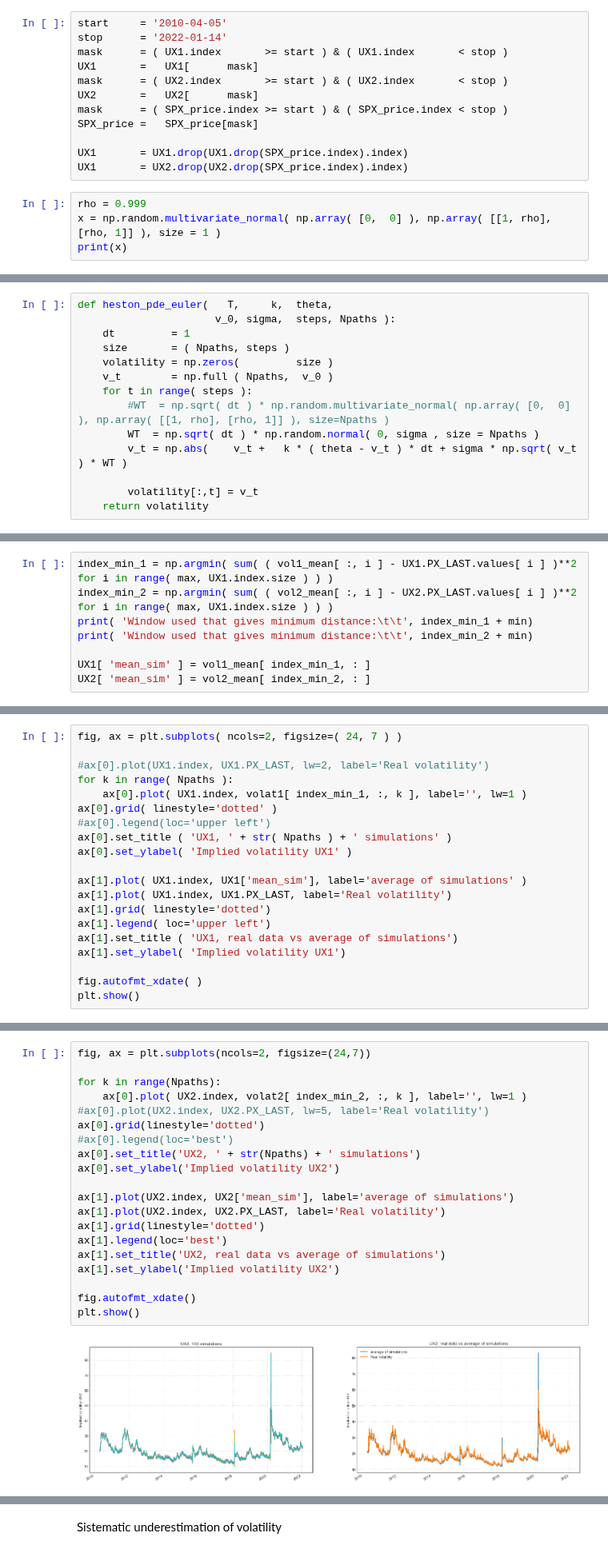
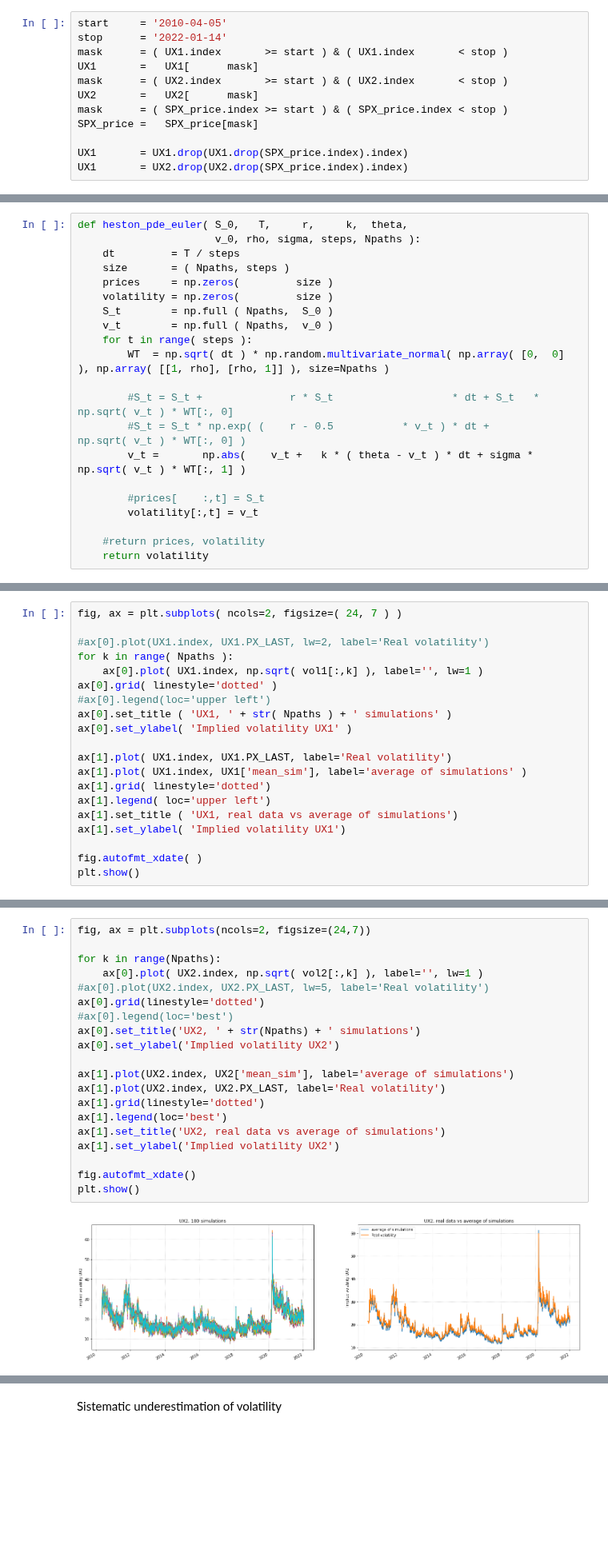
Before and after one commit to aidinattar/Volatility-carry-trading-strategy, a Jupyter notebook: Project.ipynb, the cells around one changed output, grey strips where cells are left out. Shown at 80% size. Drawn from its saved outputs; the diff is of its cells as text; blank space fills up the shorter version.

```diff
--- a/Project.ipynb
+++ b/Project.ipynb
@@ -383,7 +279,3 @@ SPX_price =   SPX_price[mask]
 
 UX1       = UX1.drop(UX1.drop(SPX_price.index).index)
 UX1       = UX2.drop(UX2.drop(SPX_price.index).index)
-# %%
-rho = 0.999
-x = np.random.multivariate_normal( np.array( [0,  0] ), np.array( [[1, rho], [rho, 1]] ), size = 1 )
-print(x)
@@ -392,15 +282,22 @@ print(x)
 # %%
-def heston_pde_euler(   T,     k,  theta,
-                      v_0, sigma,  steps, Npaths ):
-    dt         = 1
+def heston_pde_euler( S_0,   T,     r,     k,  theta,
+                      v_0, rho, sigma, steps, Npaths ):
+    dt         = T / steps
     size       = ( Npaths, steps )
+    prices     = np.zeros(         size )
     volatility = np.zeros(         size )
+    S_t        = np.full ( Npaths,  S_0 )
     v_t        = np.full ( Npaths,  v_0 )
     for t in range( steps ):
-        #WT  = np.sqrt( dt ) * np.random.multivariate_normal( np.array( [0,  0] ), np.array( [[1, rho], [rho, 1]] ), size=Npaths )
-        WT  = np.sqrt( dt ) * np.random.normal( 0, sigma , size = Npaths )
-        v_t = np.abs(    v_t +   k * ( theta - v_t ) * dt + sigma * np.sqrt( v_t ) * WT )
+        WT  = np.sqrt( dt ) * np.random.multivariate_normal( np.array( [0,  0] ), np.array( [[1, rho], [rho, 1]] ), size=Npaths )
 
+        #S_t = S_t +              r * S_t                   * dt + S_t   * np.sqrt( v_t ) * WT[:, 0]
+        #S_t = S_t * np.exp( (    r - 0.5           * v_t ) * dt +         np.sqrt( v_t ) * WT[:, 0] )
+        v_t =       np.abs(    v_t +   k * ( theta - v_t ) * dt + sigma * np.sqrt( v_t ) * WT[:, 1] )
+
+        #prices[    :,t] = S_t
         volatility[:,t] = v_t
+
+    #return prices, volatility
     return volatility
 # %%
@@ -595,8 +452,0 @@ plt.show()
-# %%
-index_min_1 = np.argmin( sum( ( vol1_mean[ :, i ] - UX1.PX_LAST.values[ i ] )**2 for i in range( max, UX1.index.size ) ) )
-index_min_2 = np.argmin( sum( ( vol2_mean[ :, i ] - UX2.PX_LAST.values[ i ] )**2 for i in range( max, UX1.index.size ) ) )
-print( 'Window used that gives minimum distance:\t\t', index_min_1 + min)
-print( 'Window used that gives minimum distance:\t\t', index_min_2 + min)
-
-UX1[ 'mean_sim' ] = vol1_mean[ index_min_1, : ]
-UX2[ 'mean_sim' ] = vol2_mean[ index_min_2, : ]
@@ -608,14 +455,14 @@ fig, ax = plt.subplots( ncols=2, figsize=( 24, 7 ) )
 
 #ax[0].plot(UX1.index, UX1.PX_LAST, lw=2, label='Real volatility')
 for k in range( Npaths ):
-    ax[0].plot( UX1.index, volat1[ index_min_1, :, k ], label='', lw=1 )
+    ax[0].plot( UX1.index, np.sqrt( vol1[:,k] ), label='', lw=1 )
 ax[0].grid( linestyle='dotted' )
 #ax[0].legend(loc='upper left')
 ax[0].set_title ( 'UX1, ' + str( Npaths ) + ' simulations' )
 ax[0].set_ylabel( 'Implied volatility UX1' )
 
+ax[1].plot( UX1.index, UX1.PX_LAST, label='Real volatility')
 ax[1].plot( UX1.index, UX1['mean_sim'], label='average of simulations' )
-ax[1].plot( UX1.index, UX1.PX_LAST, label='Real volatility')
 ax[1].grid( linestyle='dotted')
 ax[1].legend( loc='upper left')
 ax[1].set_title ( 'UX1, real data vs average of simulations')
@@ -628,23 +475,23 @@ plt.show()
 # %%
 fig, ax = plt.subplots(ncols=2, figsize=(24,7))
 
 for k in range(Npaths):
-    ax[0].plot( UX2.index, volat2[ index_min_2, :, k ], label='', lw=1 )
+    ax[0].plot( UX2.index, np.sqrt( vol2[:,k] ), label='', lw=1 )
 #ax[0].plot(UX2.index, UX2.PX_LAST, lw=5, label='Real volatility')
 ax[0].grid(linestyle='dotted')
 #ax[0].legend(loc='best')
 ax[0].set_title('UX2, ' + str(Npaths) + ' simulations')
 ax[0].set_ylabel('Implied volatility UX2')
 
 ax[1].plot(UX2.index, UX2['mean_sim'], label='average of simulations')
 ax[1].plot(UX2.index, UX2.PX_LAST, label='Real volatility')
 ax[1].grid(linestyle='dotted')
 ax[1].legend(loc='best')
 ax[1].set_title('UX2, real data vs average of simulations')
 ax[1].set_ylabel('Implied volatility UX2')
 
 fig.autofmt_xdate()
 plt.show()
 # %% [output]
-[figure, old version]
+[figure, new version]
 # %%
```
Also changed, not shown: parts of 84 cells of this notebook.
